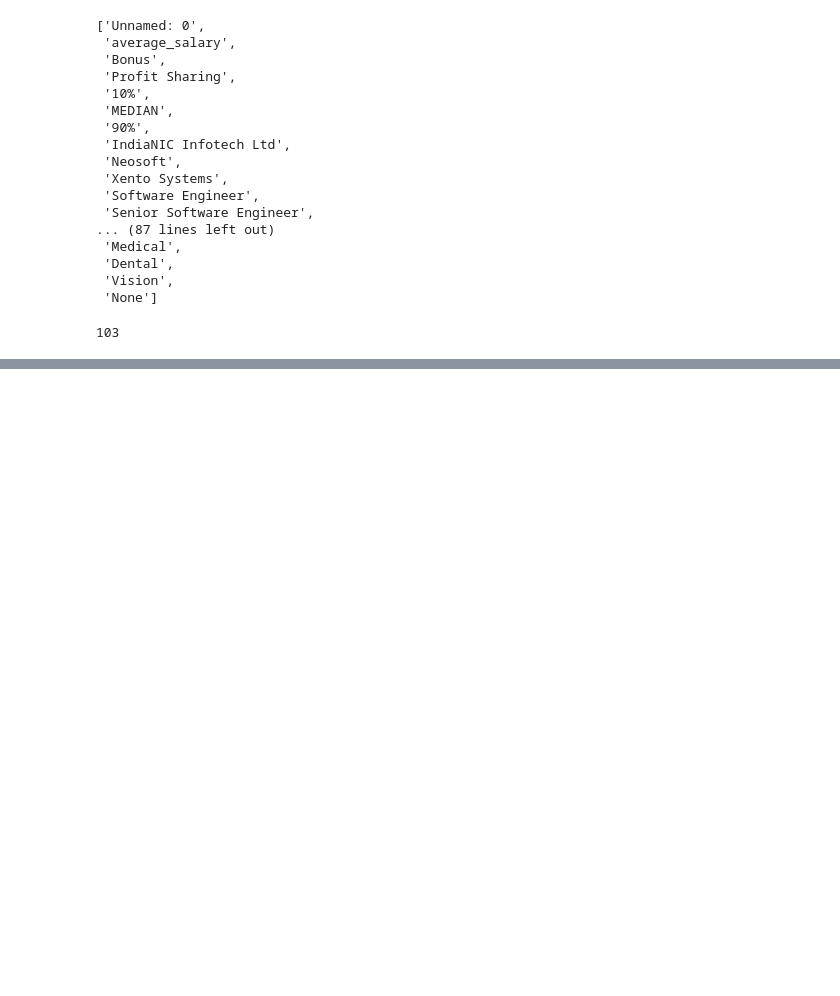
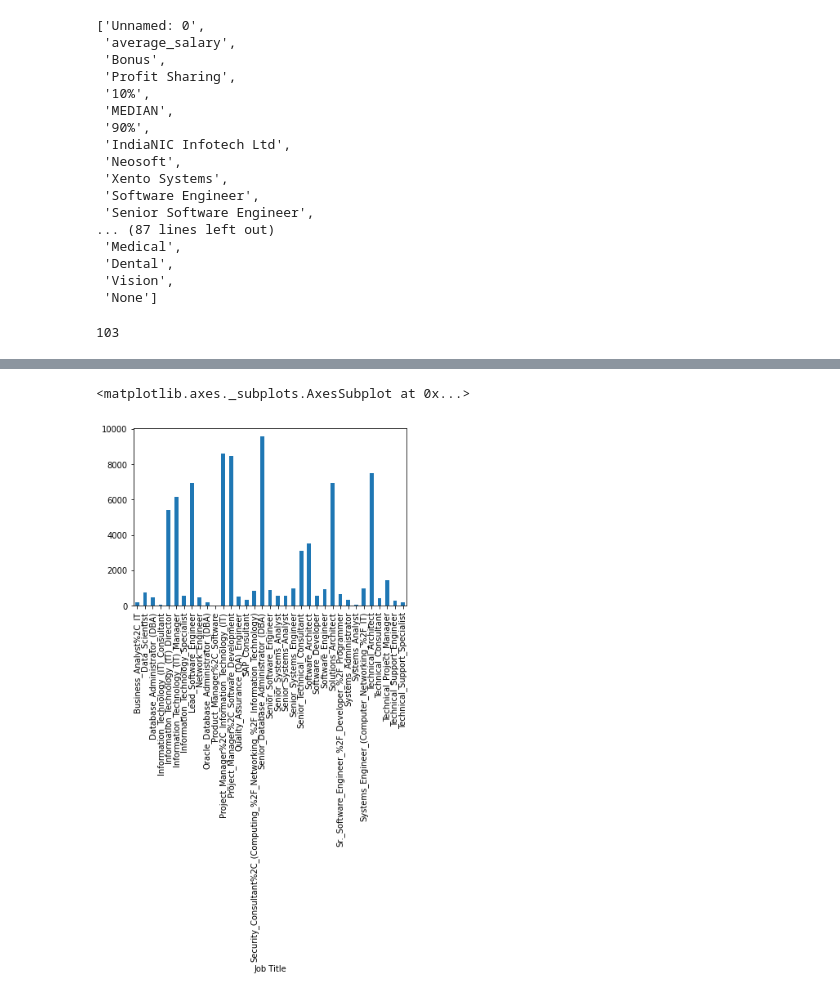
Before and after one commit to saigirishgilly98/Major_Project, a Jupyter notebook: WebScraping.ipynb, the cells around one changed output, grey strips where cells are left out. Saved outputs shown, nothing was run; the diff lists cells and outputs as text; code cells hidden in the pictures; blank space fills up the shorter version.

```diff
--- a/WebScraping.ipynb
+++ b/WebScraping.ipynb
@@ -459,0 +493,5 @@ len(column_list)
+# %%
+for i in range(len(result)):
+  result.iloc[i, 1]
+  result.iloc[i, 1] = result.iloc[i, 1][1:].replace(',','')
+result['average_salary'] = result['average_salary'].astype(str).astype(int)
@@ -459,0 +556,5 @@ len(column_list)
+# %%
+result['average_salary'].plot(kind='bar')
+# %% [output]
+<matplotlib.axes._subplots.AxesSubplot at 0x...>
+[figure, added]
```
Also changed, not shown: parts of 8 cells of this notebook.
